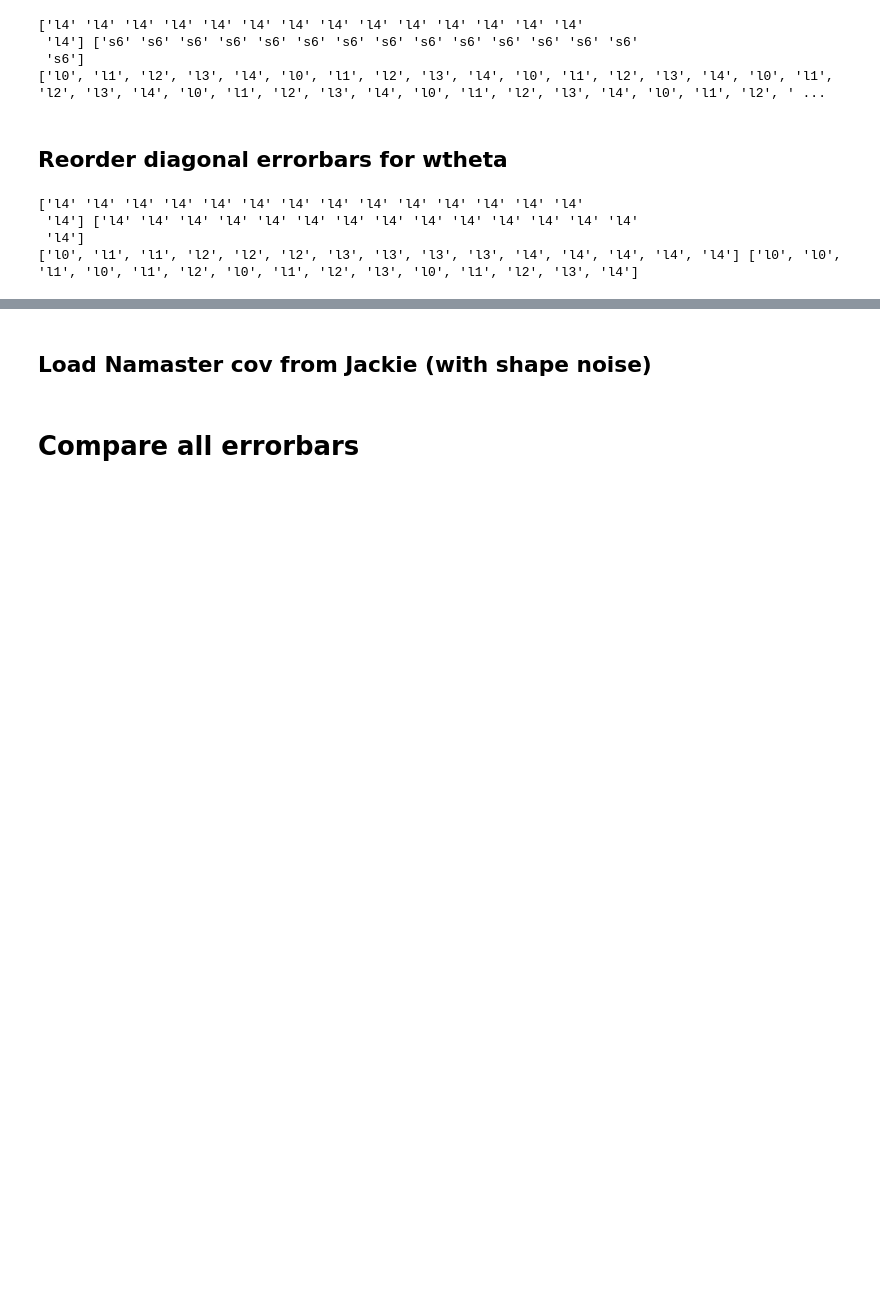
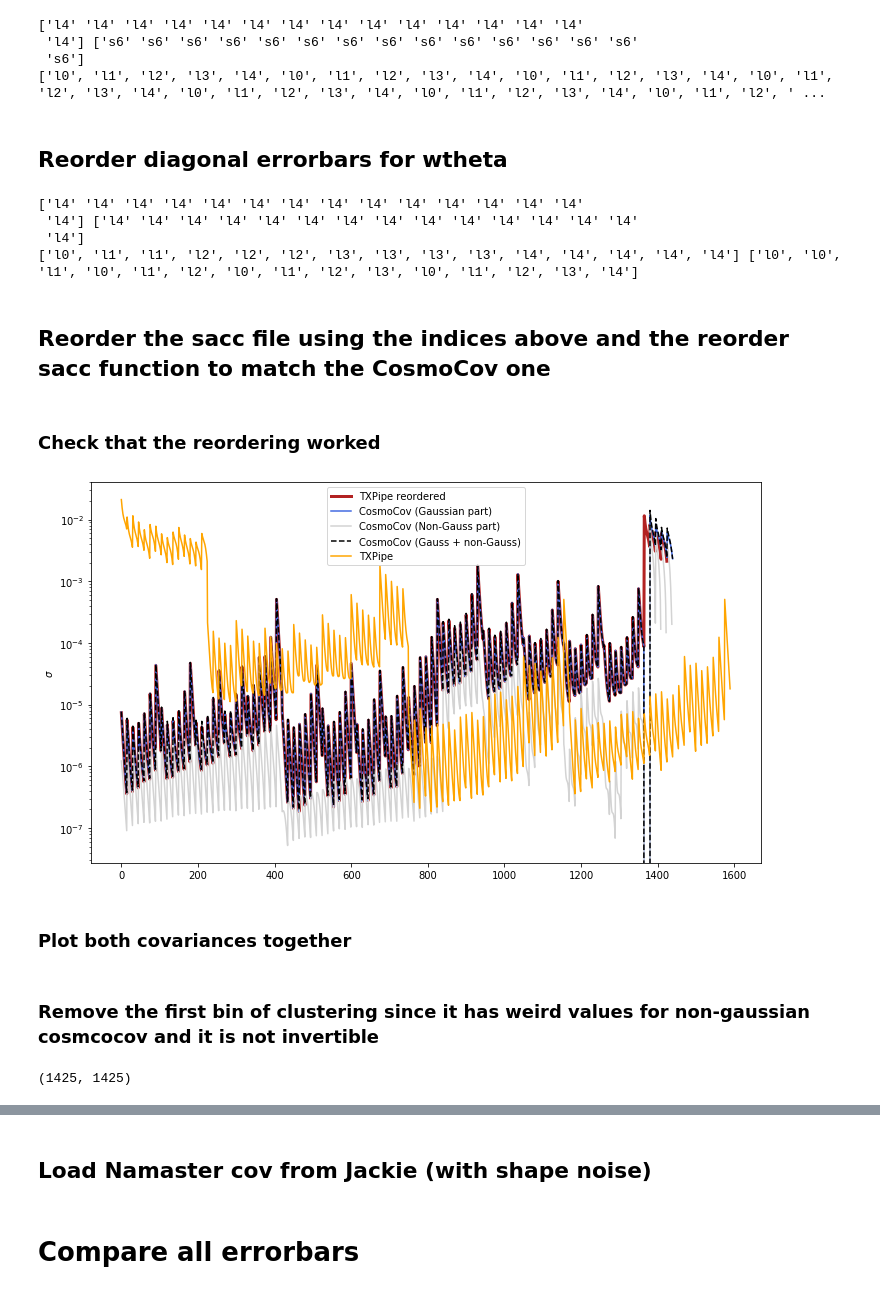
Before and after one commit to LSSTDESC/txpipe-cosmodc2, a Jupyter notebook: notebooks/CompareCovariances.ipynb, the cells around one changed output, grey strips where cells are left out. Drawn from its saved outputs; the diff is of its cells as text; code cells hidden in the pictures; blank space fills up the shorter version.

```diff
--- a/notebooks/CompareCovariances.ipynb
+++ b/notebooks/CompareCovariances.ipynb
@@ -8,7 +9,7 @@ def make_directory(directory):
     if not os.path.exists(directory):
         os.makedirs(directory)
 # %%
-dir = '../data_vectors/cosmodc2/december14_2021/7sbins/'
+dir = '../data_vectors/cosmodc2/2022/feb11/'
 
 file = 'twopoint_data_real.sacc'
 d = sacc.Sacc.load_fits(dir+file)
@@ -389,3 +426,28 @@ txpipe_w_auto = txpipe_w[mask_auto_txpipe]
  'l4'] ['l4' 'l4' 'l4' 'l4' 'l4' 'l4' 'l4' 'l4' 'l4' 'l4' 'l4' 'l4' 'l4' 'l4'
  'l4']
 ['l0', 'l1', 'l1', 'l2', 'l2', 'l2', 'l3', 'l3', 'l3', 'l3', 'l4', 'l4', 'l4', 'l4', 'l4'] ['l0', 'l0', 'l1', 'l0', 'l1', 'l2', 'l0', 'l1', 'l2', 'l3', 'l0', 'l1', 'l2', 'l3', 'l4']
+# %% [markdown]
+## Reorder the sacc file using the indices above and the reorder sacc function to match the CosmoCov one
+# %%
+t_reordered = copy.copy(t_cov)
+t_reordered.reorder(ind_reorder_xip+ ind_reorder_xim+ind_reorder_gt+ind_reorder_w) # this will have the original CosmoCov ordering
+# remove the first lens bin because the non-gaussian part is weird in cosmocov
+# %% [markdown]
+### Check that the reordering worked
+# %%
+plt.figure(figsize = (12, 7))
+dim = len(err_g)
+dim_txpipe = len(np.sqrt(np.diag(t_cov.covariance.covmat))) # it is larger because it has wtheta cross-correlations.
+plt.plot(np.arange(dim-15), np.sqrt(np.diag(t_reordered.covariance.covmat)), color = 'firebrick', label = 'TXPipe reordered', lw = 3)
+plt.plot(np.arange(dim), err_g, '-', color = 'royalblue', label = 'CosmoCov (Gaussian part)')
+plt.plot(np.arange(dim), err_ng, '-', color = 'lightgray', label = 'CosmoCov (Non-Gauss part)')
+plt.plot(np.arange(dim), err_t, '--', color = 'k', label = 'CosmoCov (Gauss + non-Gauss)')
+plt.plot(np.arange(dim_txpipe), np.sqrt(np.diag(t_cov.covariance.covmat)), '-', color = 'orange', label = 'TXPipe')
+plt.plot()
+plt.ylabel(r'$\sigma$')
+plt.legend()
+plt.yscale('log')
+# %% [output]
+[figure, added]
+# %% [markdown]
+### Plot both covariances together
@@ -391,0 +477,2 @@ txpipe_w_auto = txpipe_w[mask_auto_txpipe]
+# %% [markdown]
+### Remove the first bin of clustering since it has weird values for non-gaussian cosmcocov and it is not invertible
@@ -391,0 +485,6 @@ txpipe_w_auto = txpipe_w[mask_auto_txpipe]
+# %%
+cov_cosmocov_total_nobin1 = copy.copy(cov_cosmocov_total)
+cov_cosmocov_total_nobin1 = (cov_cosmocov_total_nobin1[mask_remove_bin1_clustering]).T[mask_remove_bin1_clustering]
+cov_cosmocov_total_nobin1.shape
+# %% [output]
+(1425, 1425)
```
Also changed, not shown: parts of 20 cells of this notebook, 35 other files.
